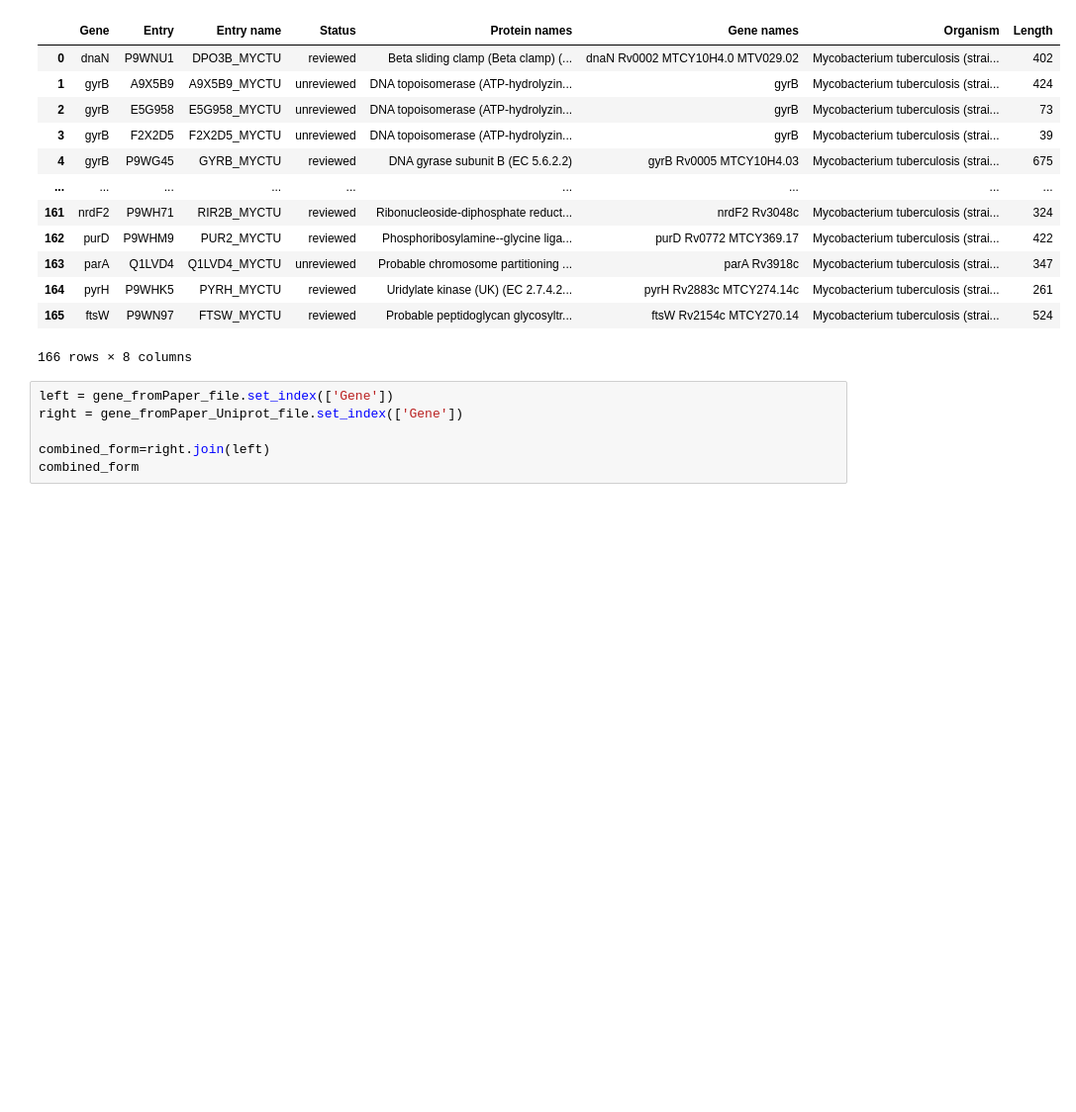
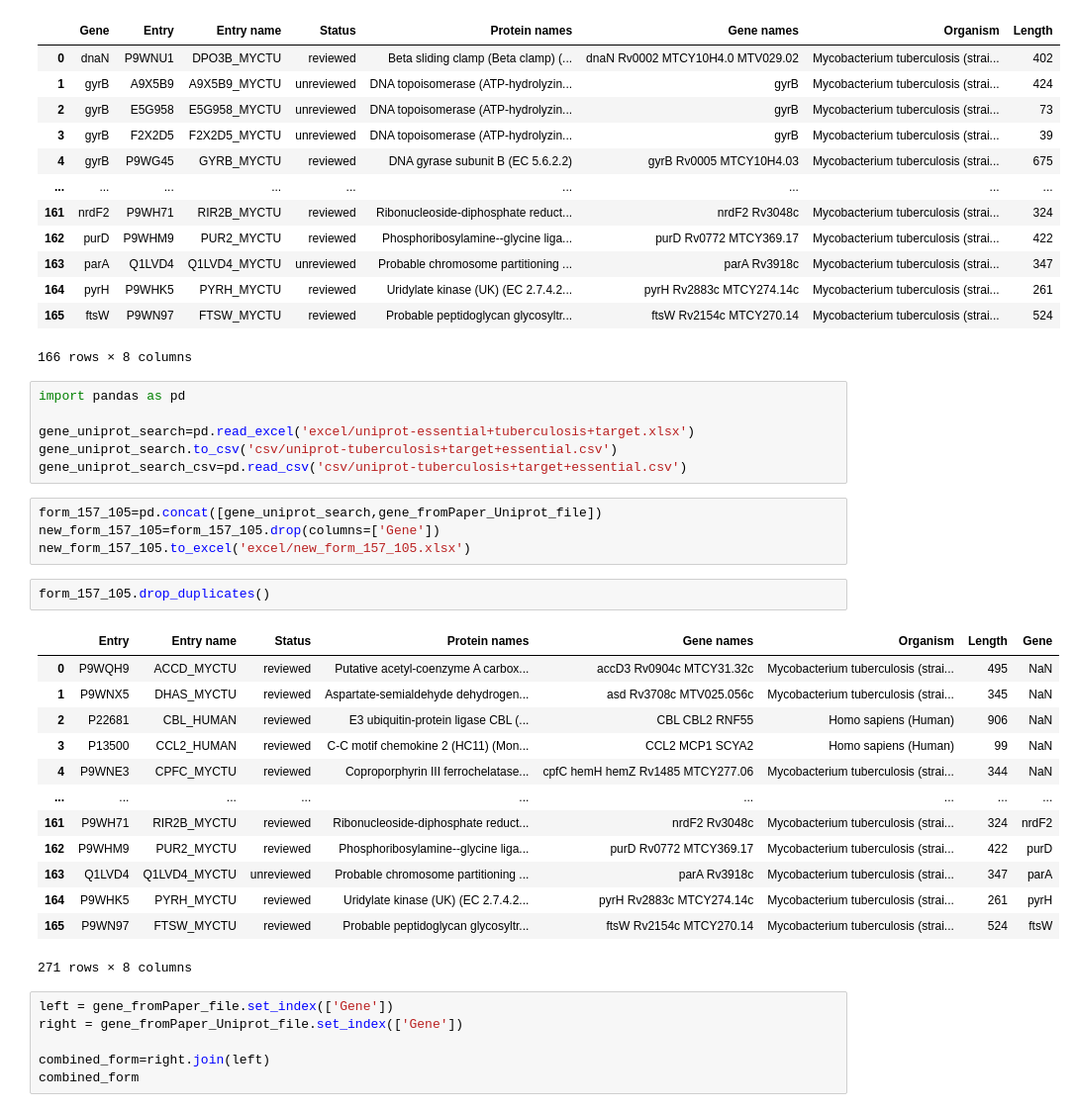
Before and after one commit to ZixuanFeng-NYU/Research-process, a Jupyter notebook: gene_from_paper_to_Uniprot.ipynb, the cells around one changed output. Shown at 99% size. Cells and saved outputs as stored; diff of their text form; blank space fills up the shorter version.

```diff
--- a/gene_from_paper_to_Uniprot.ipynb
+++ b/gene_from_paper_to_Uniprot.ipynb
@@ -34,6 +34,32 @@ gene_fromPaper_Uniprot_file
 | 164 | pyrH | P9WHK5 | PYRH_MYCTU | reviewed | Uridylate kinase (UK) (EC 2.7.4.2... | pyrH Rv2883c MTCY274.14c | Mycobacterium tuberculosis (strai... | 261 |
 | 165 | ftsW | P9WN97 | FTSW_MYCTU | reviewed | Probable peptidoglycan glycosyltr... | ftsW Rv2154c MTCY270.14 | Mycobacterium tuberculosis (strai... | 524 |
 166 rows × 8 columns
+# %%
+import pandas as pd
+
+gene_uniprot_search=pd.read_excel('excel/uniprot-essential+tuberculosis+target.xlsx')
+gene_uniprot_search.to_csv('csv/uniprot-tuberculosis+target+essential.csv')
+gene_uniprot_search_csv=pd.read_csv('csv/uniprot-tuberculosis+target+essential.csv')
+# %%
+form_157_105=pd.concat([gene_uniprot_search,gene_fromPaper_Uniprot_file])
+new_form_157_105=form_157_105.drop(columns=['Gene'])
+new_form_157_105.to_excel('excel/new_form_157_105.xlsx')
+# %%
+form_157_105.drop_duplicates()
+# %% [output]
+|  | Entry | Entry name | Status | Protein names | Gene names | Organism | Length | Gene |
+| 0 | P9WQH9 | ACCD_MYCTU | reviewed | Putative acetyl-coenzyme A carbox... | accD3 Rv0904c MTCY31.32c | Mycobacterium tuberculosis (strai... | 495 | NaN |
+| 1 | P9WNX5 | DHAS_MYCTU | reviewed | Aspartate-semialdehyde dehydrogen... | asd Rv3708c MTV025.056c | Mycobacterium tuberculosis (strai... | 345 | NaN |
+| 2 | P22681 | CBL_HUMAN | reviewed | E3 ubiquitin-protein ligase CBL (... | CBL CBL2 RNF55 | Homo sapiens (Human) | 906 | NaN |
+| 3 | P13500 | CCL2_HUMAN | reviewed | C-C motif chemokine 2 (HC11) (Mon... | CCL2 MCP1 SCYA2 | Homo sapiens (Human) | 99 | NaN |
+| 4 | P9WNE3 | CPFC_MYCTU | reviewed | Coproporphyrin III ferrochelatase... | cpfC hemH hemZ Rv1485 MTCY277.06 | Mycobacterium tuberculosis (strai... | 344 | NaN |
+| ... | ... | ... | ... | ... | ... | ... | ... | ... |
+| 161 | P9WH71 | RIR2B_MYCTU | reviewed | Ribonucleoside-diphosphate reduct... | nrdF2 Rv3048c | Mycobacterium tuberculosis (strai... | 324 | nrdF2 |
+| 162 | P9WHM9 | PUR2_MYCTU | reviewed | Phosphoribosylamine--glycine liga... | purD Rv0772 MTCY369.17 | Mycobacterium tuberculosis (strai... | 422 | purD |
+| 163 | Q1LVD4 | Q1LVD4_MYCTU | unreviewed | Probable chromosome partitioning ... | parA Rv3918c | Mycobacterium tuberculosis (strai... | 347 | parA |
+| 164 | P9WHK5 | PYRH_MYCTU | reviewed | Uridylate kinase (UK) (EC 2.7.4.2... | pyrH Rv2883c MTCY274.14c | Mycobacterium tuberculosis (strai... | 261 | pyrH |
+| 165 | P9WN97 | FTSW_MYCTU | reviewed | Probable peptidoglycan glycosyltr... | ftsW Rv2154c MTCY270.14 | Mycobacterium tuberculosis (strai... | 524 | ftsW |
+271 rows × 8 columns
 # %%
 left = gene_fromPaper_file.set_index(['Gene'])
 right = gene_fromPaper_Uniprot_file.set_index(['Gene'])
```
Also changed, not shown: parts of 1 cell of this notebook.
